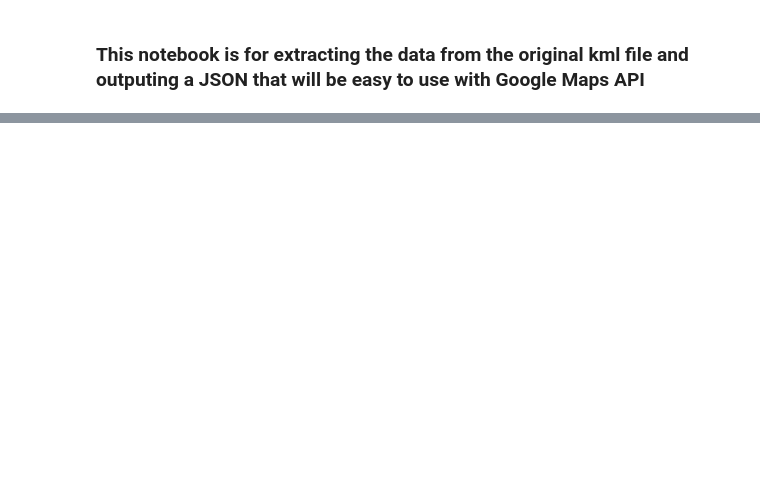
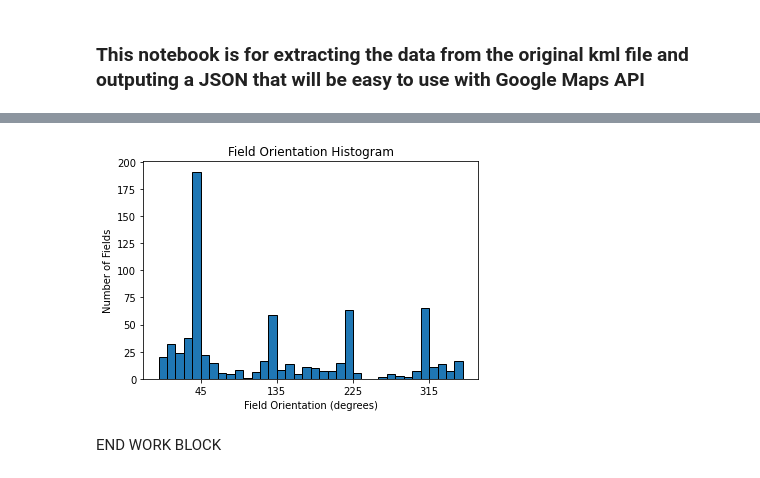
Before and after one commit to JSmith1826/BB_parks, a Jupyter notebook: ETL_for_JSON.ipynb, the cells around one changed output, grey strips where cells are left out. Saved outputs shown, nothing was run; the diff lists cells and outputs as text; code cells hidden in the pictures; blank space fills up the shorter version.

```diff
--- a/ETL_for_JSON.ipynb
+++ b/ETL_for_JSON.ipynb
@@ -382,0 +712,41 @@ merged_df.to_json('data/default_updated_output.json', orient='records')
+# %%
+### Plot a histogram of the field orientations for all levels
+
+import numpy as np
+import matplotlib.pyplot as plt
+
+def create_histogram(data, num_bins=36, level_filter=None):
+    count_by_orientation = process_data(data, level_filter)
+
+    # Compute the histogram
+    bin_edges = np.linspace(0.0, 360.0, num_bins + 1)
+    bin_counts = np.zeros(num_bins)
+
+    for orientation, count in count_by_orientation.items():
+        idx = int(orientation / (360 / num_bins))
+        if idx == num_bins:
+            idx = 0
+        bin_counts[idx] += count
+
+    bin_width = 360 / num_bins
+
+    # Plot the histogram
+    fig, ax = plt.subplots()
+    ax.bar(bin_edges[:-1], bin_counts, width=bin_width, edgecolor='black')
+    ax.set_xlabel('Field Orientation (degrees)')
+    ax.set_ylabel('Number of Fields')
+    ax.set_title('Field Orientation Histogram')
+
+    # Set the major tick locations
+    major_tick_locations = [45, 135, 225, 315]
+    plt.xticks(major_tick_locations, major_tick_locations)
+
+
+
+    plt.show()
+# %%
+create_histogram(data, num_bins=36, level_filter=None)
+# %% [output]
+[figure, added]
+# %% [markdown]
+END WORK BLOCK
```
Also changed, not shown: parts of 22 cells of this notebook, 33 other files.
